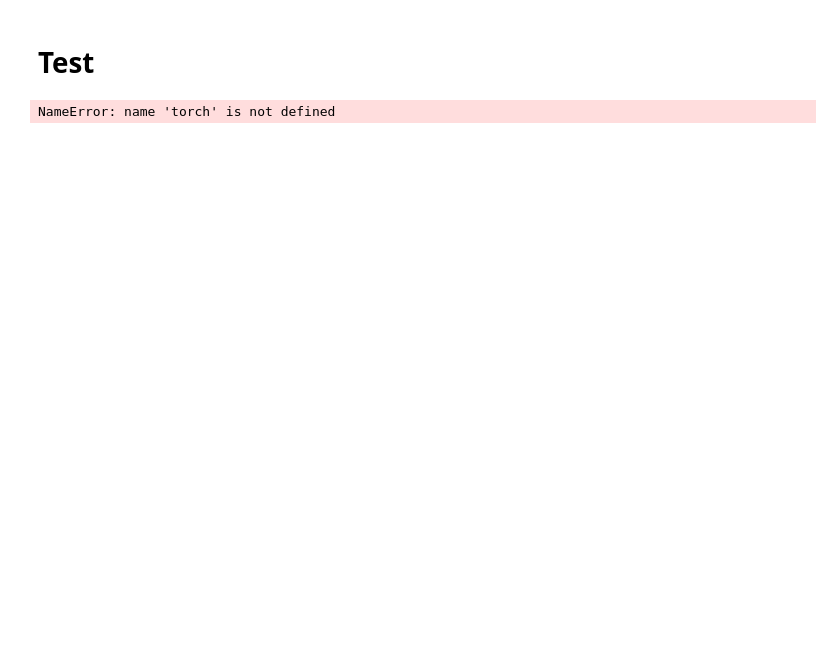
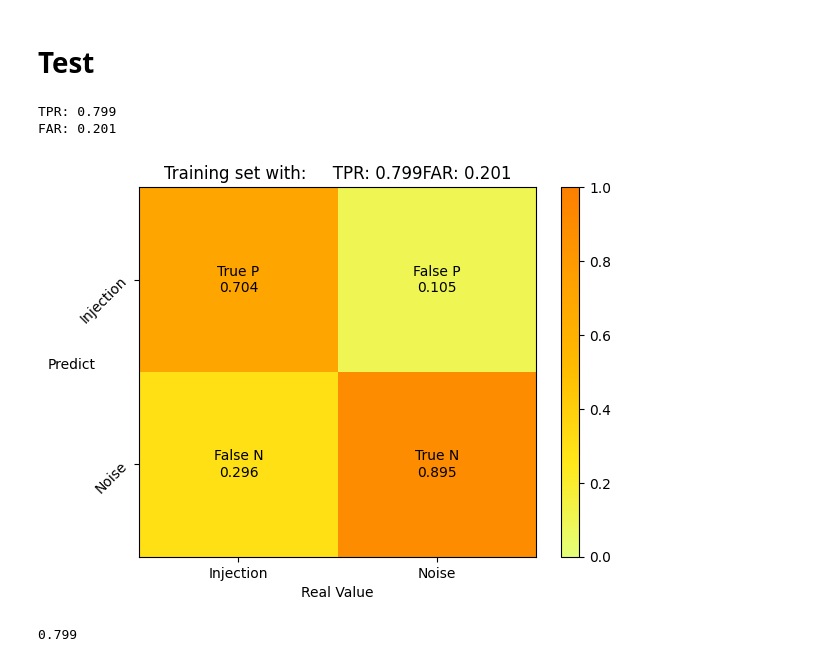
Before and after one commit to joyjoy120808/Distinguishing-gravitational-waves-amid-artificial-noise., a Jupyter notebook: 最終方案_whitenoise.ipynb, the cells around one changed output. Cells and saved outputs as stored; diff of their text form; code cells hidden in the pictures; blank space fills up the shorter version.

```diff
--- a/最終方案_whitenoise.ipynb
+++ b/最終方案_whitenoise.ipynb
@@ -521,36 +495,40 @@ with torch.no_grad():
 metrix /= num_count
 
 # Plotting Scheme
-TPR = (metrix[0,0] + metrix[1,1])/2
-FAR = 1 - TPR
+TPR = round((metrix[0,0] + metrix[1,1])/2, 3)
+FAR = round(1 - TPR, 3)
 
 print(f'TPR: {TPR}')
 print(f'FAR: {FAR}')
 
 lab = np.array([['True P', 'False P'], ['False N', 'True N']])
 plt.figure()
 color = plt.pcolormesh([metrix[1], metrix[0]], cmap = 'Wistia', vmin=0, vmax=1)
 for i in range(2):
     for j in range(2):
 
         plt.text(i+.5, j+.5,
                  f'{lab[1-j,i]}\n{round(metrix[1-j,i],3)}',
                  ha = 'center',
                  va = 'center')
 
 plt.xticks([.5, 1.5], ['Injection', 'Noise'])
 plt.yticks([.5, 1.5], ['Noise', 'Injection'], rotation=45)
 plt.xlabel('Real Value')
 plt.ylabel('Predict', rotation=0)
 plt.title(
     f'Training set with:     TPR: {TPR}FAR: {FAR}'
 )
 plt.colorbar(color)
 plt.savefig(f'{OUT_BASE}/Training_set_performance.png', bbox_inches = 'tight')
 plt.show()
 plt.close()
+print(TPR)
 # %% [output]
-NameError: name 'torch' is not defined
+TPR: 0.799
+FAR: 0.201
+[figure, added]
+0.799
 # %%
 metrix = torch.zeros([2,2]).to(device)
 num_count = torch.zeros([2]).to(device)
```
Also changed, not shown: parts of 13 cells of this notebook.
